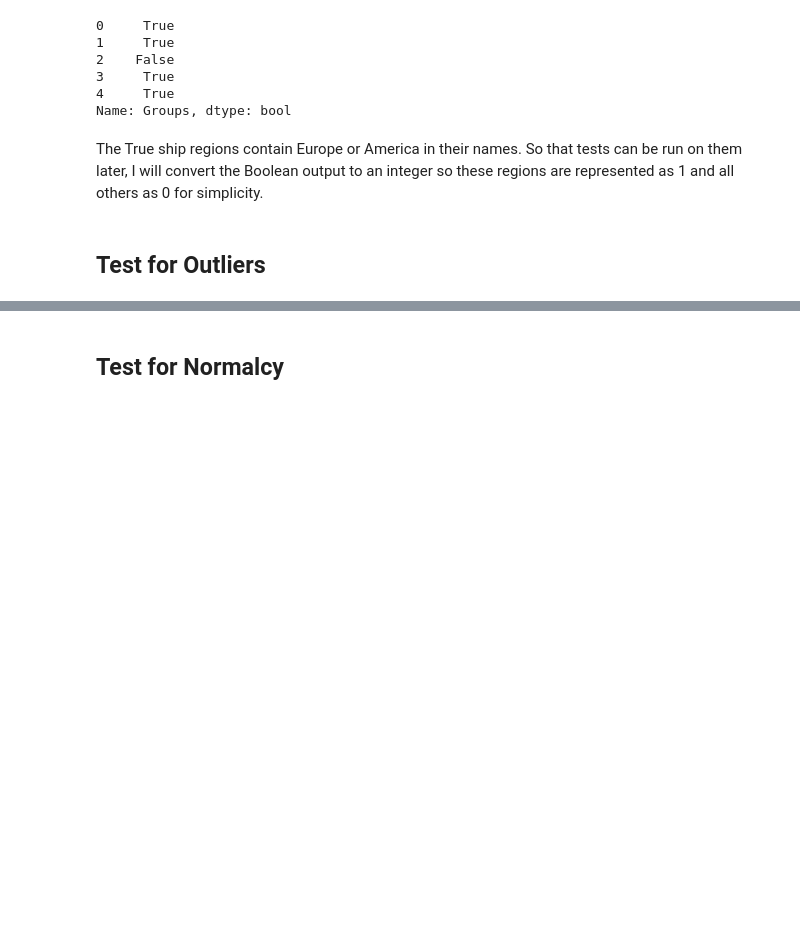
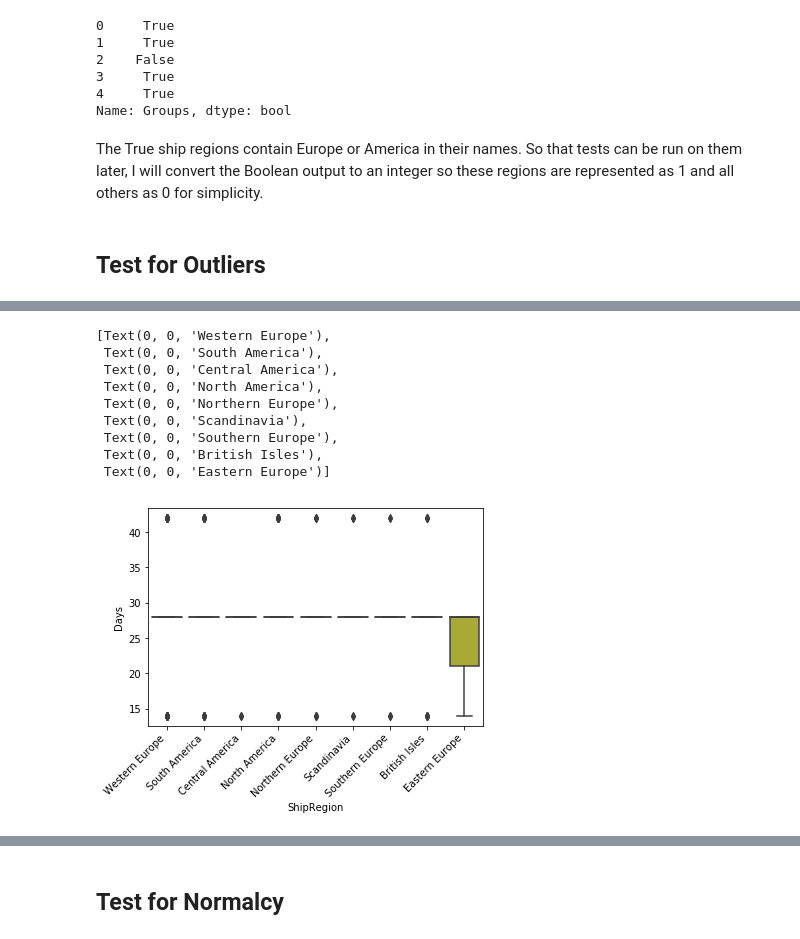
Before and after one commit to jdsmithwes/hypothesis_testing_workflow_python, a Jupyter notebook: student.ipynb, the cells around one changed output, grey strips where cells are left out. Drawn from its saved outputs; the diff is of its cells as text; code cells hidden in the pictures; blank space fills up the shorter version.

```diff
--- a/student.ipynb
+++ b/student.ipynb
@@ -319 +345,16 @@ for grp_name in df['Groups'].unique():
+# %%
+sns.boxplot(data = df, x='ShipRegion',y='Days')
+ax = plt.gca()
+ax.set_xticklabels(ax.get_xticklabels(),rotation = 45,ha = 'right')
+# %% [output]
+[Text(0, 0, 'Western Europe'),
+ Text(0, 0, 'South America'),
+ Text(0, 0, 'Central America'),
+ Text(0, 0, 'North America'),
+ Text(0, 0, 'Northern Europe'),
+ Text(0, 0, 'Scandinavia'),
+ Text(0, 0, 'Southern Europe'),
+ Text(0, 0, 'British Isles'),
+ Text(0, 0, 'Eastern Europe')]
+[figure, added]
 # %%
```
Also changed, not shown: parts of 35 cells of this notebook.
